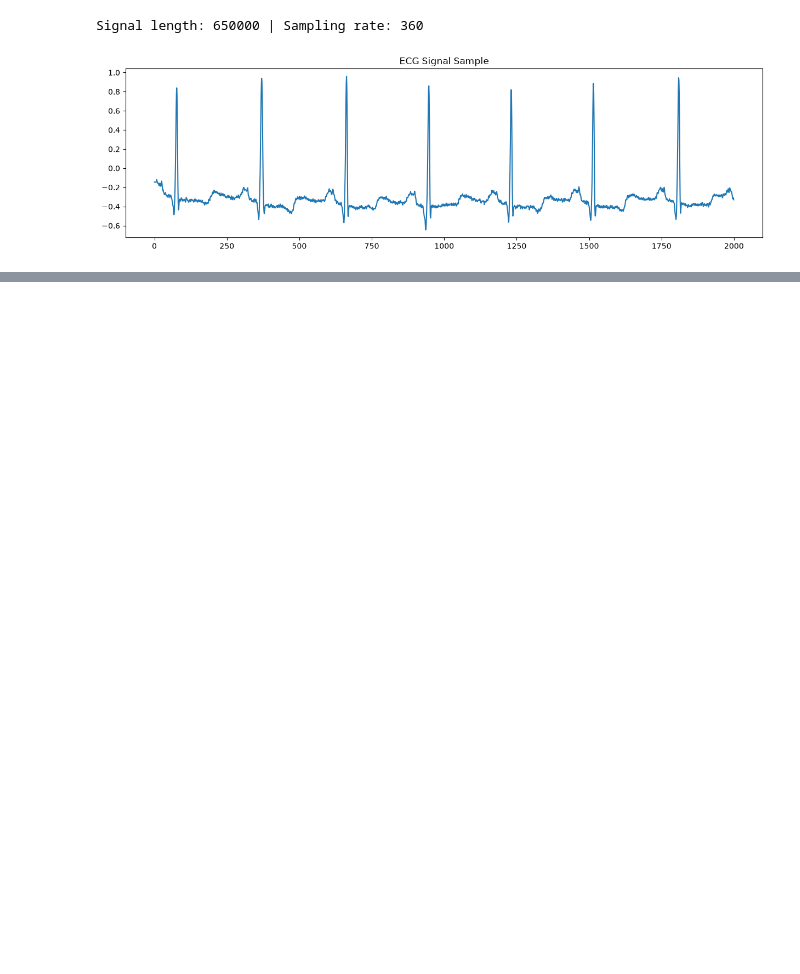
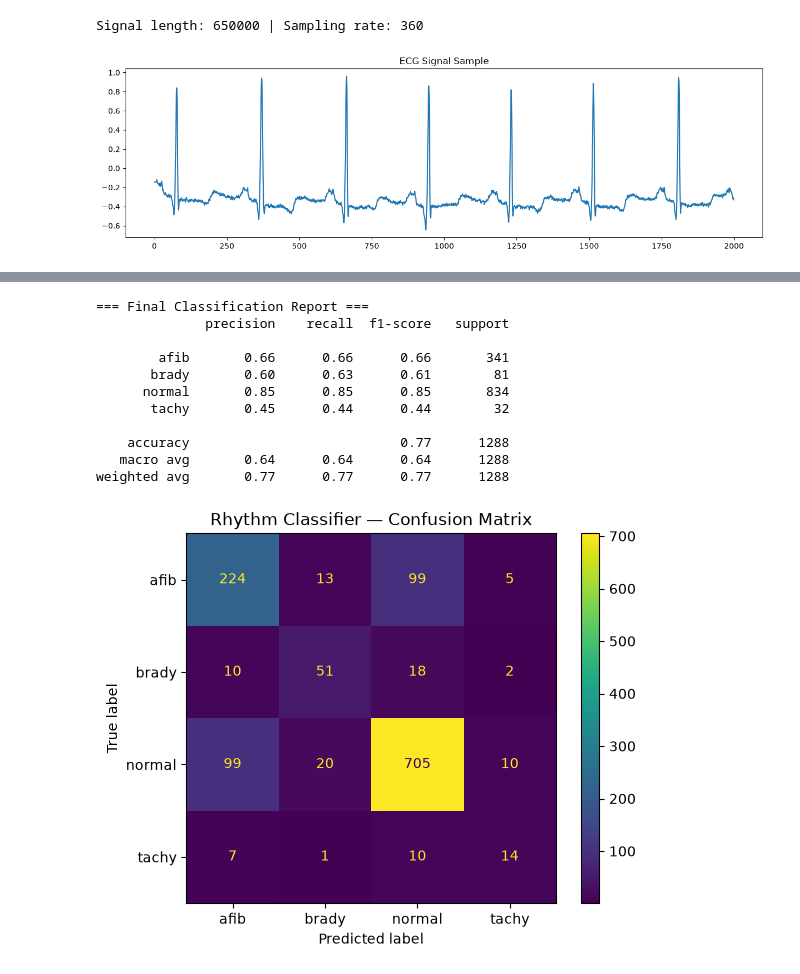
Before and after one commit to Maryam19122005/Cardio_Core, a Jupyter notebook: ai/notebooks/explore.ipynb, the cells around one changed output, grey strips where cells are left out. Cells and saved outputs as stored; diff of their text form; code cells hidden in the pictures; blank space fills up the shorter version.

Commit message:
2 classifiers done

```diff
--- a/ai/notebooks/explore.ipynb
+++ b/ai/notebooks/explore.ipynb
@@ -18,3 +18,16 @@ plt.title("ECG Signal Sample")
 plt.show()
 # %% [output]
 [figure]
+# %%
+import wfdb
+
+# Try a handful of mitdb records
+mitdb_records = ['100', '101', '200', '201', '203', '210', '219', '221']
+
+for rec_name in mitdb_records:
+    try:
+        ann = wfdb.rdann(rec_name, 'atr', pn_dir='mitdb')
+        rhythms_found = set(ann.aux_note) - {''}
+        print(f"Record {rec_name}: {rhythms_found}")
+    except Exception as e:
+        print(f"Record {rec_name}: failed ({e})")
@@ -20,0 +362,44 @@ plt.show()
+# %%
+from sklearn.metrics import classification_report, ConfusionMatrixDisplay
+import matplotlib.pyplot as plt
+
+X_train, X_test, y_train, y_test = train_test_split(
+    X, y, test_size=0.25, random_state=42, stratify=y
+)
+
+# Agar Random Forest jeeta (zyada chance hai is data ke liye):
+rhythm_model = RandomForestClassifier(
+    n_estimators=100,
+    random_state=42,
+    class_weight=class_weights
+)
+rhythm_model.fit(X_train, y_train)
+
+y_pred = rhythm_model.predict(X_test)
+
+print("=== Final Classification Report ===")
+print(classification_report(y_test, y_pred))
+
+ConfusionMatrixDisplay.from_predictions(y_test, y_pred)
+plt.title("Rhythm Classifier — Confusion Matrix")
+plt.show()
+
+
+def classify_rhythm(feat):
+    feat = np.array(feat).reshape(1, -1)
+    pred = rhythm_model.predict(feat)[0]
+    conf = rhythm_model.predict_proba(feat).max()
+    return pred, conf
+# %% [output]
+=== Final Classification Report ===
+              precision    recall  f1-score   support
+
+        afib       0.66      0.66      0.66       341
+       brady       0.60      0.63      0.61        81
+      normal       0.85      0.85      0.85       834
+       tachy       0.45      0.44      0.44        32
+
+    accuracy                           0.77      1288
+   macro avg       0.64      0.64      0.64      1288
+weighted avg       0.77      0.77      0.77      1288
+[figure, added]
```
Also changed, not shown: parts of 11 cells of this notebook.
